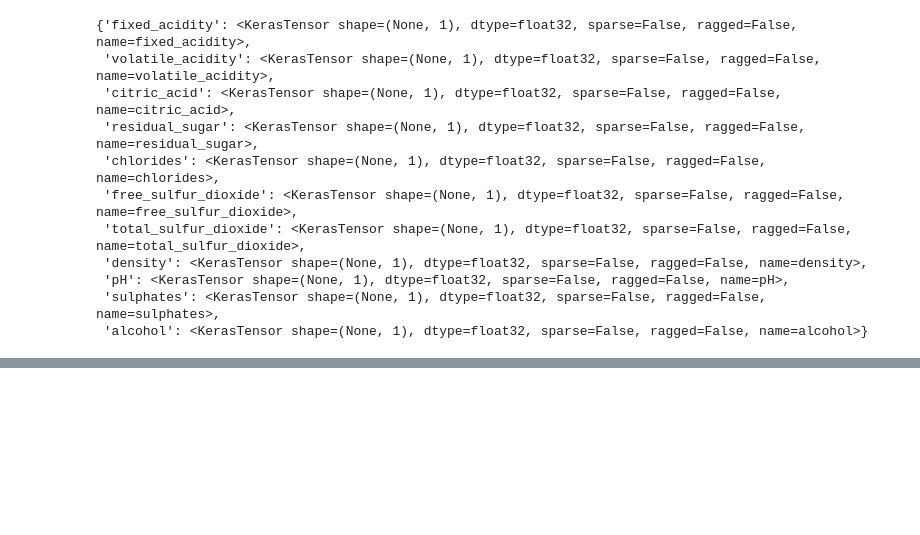
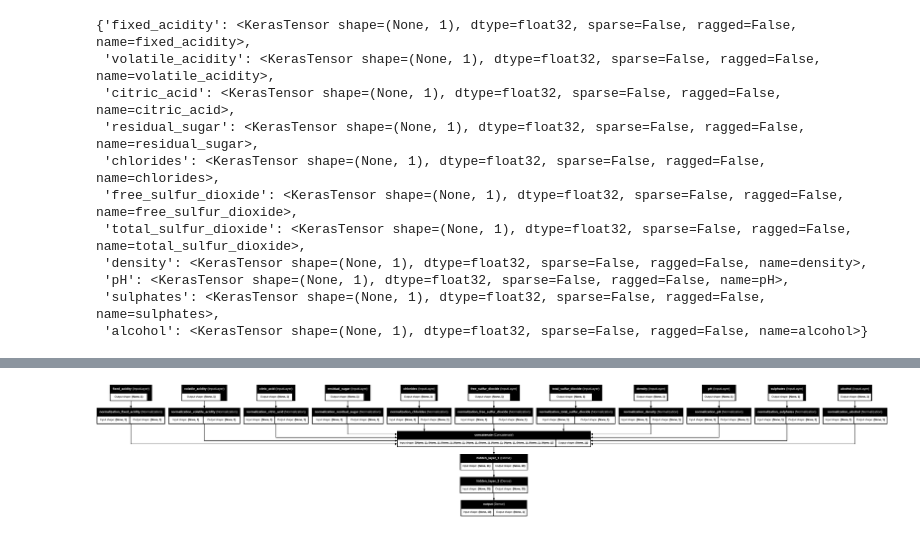
Before and after one commit to wetherc/data-2000, a Jupyter notebook: labs/060_neural-networks.ipynb, the cells around one changed output, grey strips where cells are left out. Saved outputs shown, nothing was run; the diff lists cells and outputs as text; code cells hidden in the pictures; blank space fills up the shorter version.

```diff
--- a/labs/060_neural-networks.ipynb
+++ b/labs/060_neural-networks.ipynb
@@ -415,14 +424,8 @@ hidden_layer_2 = tf.keras.layers.Dense(
     name="hidden_layer_2",
 )(hidden_layer_1)
 # %%
-hidden_layer_3 = tf.keras.layers.Dense(
-    units=5,
-    activation="relu",
-    name="hidden_layer_3",
+output = tf.keras.layers.Dense(
+    units=1,
+    activation="softmax",
+    name="output",
 )(hidden_layer_2)
-# %%
-output = tf.keras.layers.Dense(
-    units=,
-    activation="relu",
-    name="output",
-)
@@ -441,0 +432,7 @@ dtype: int64
+# %%
+dnn_model = tf.keras.Model(inputs=inputs, outputs=output)
+dnn_model.compile(
+    optimizer=tf.keras.optimizers.Adam(),
+    loss=tf.keras.losses.SparseCategoricalCrossentropy(),
+    metrics=[tf.keras.metrics.Accuracy()]
+)
@@ -441,0 +469,8 @@ dtype: int64
+# %%
+tf.keras.utils.plot_model(
+    dnn_model,
+    show_shapes=True,
+    show_layer_names=True
+)
+# %% [output]
+[figure, added]
```
Also changed, not shown: parts of 9 cells of this notebook.
